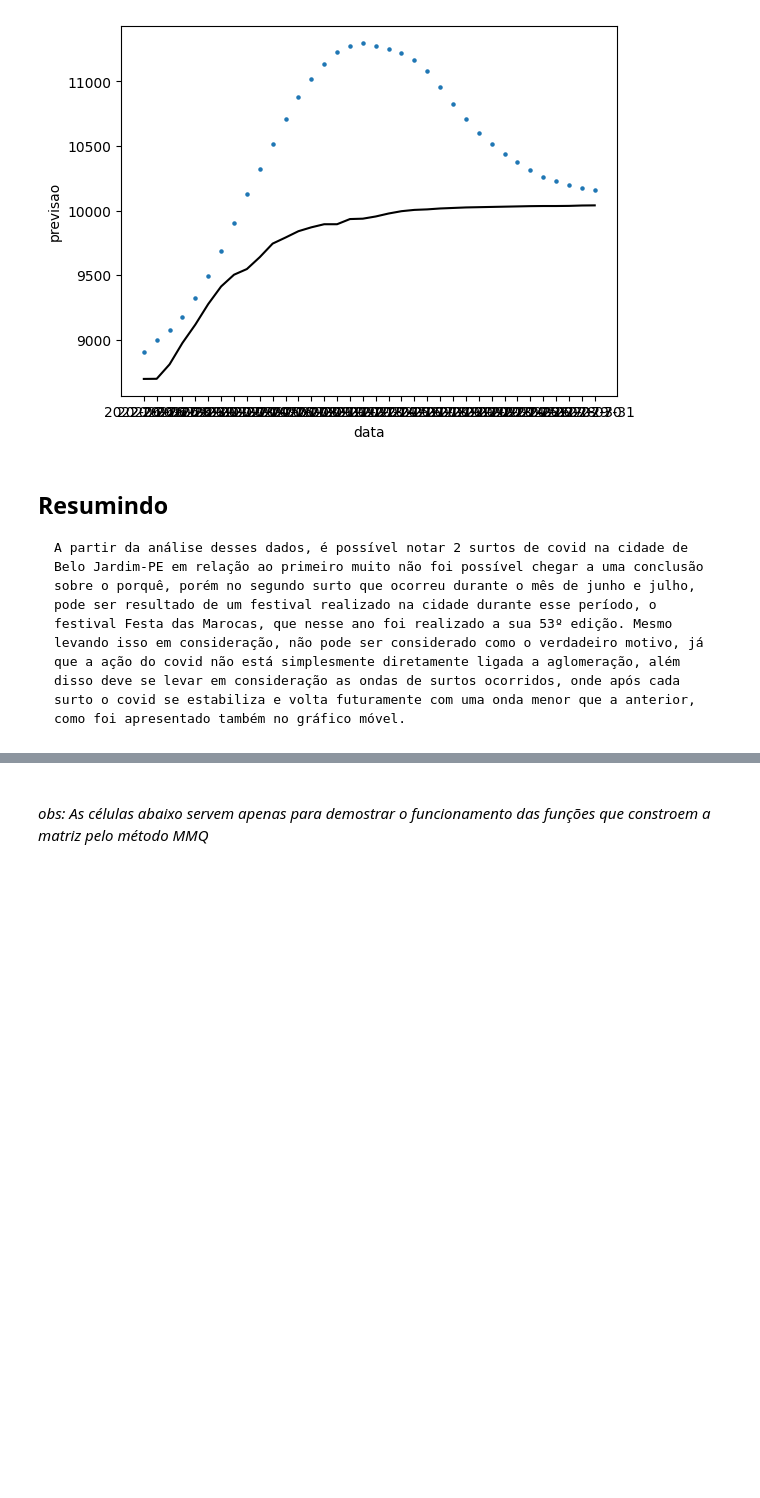
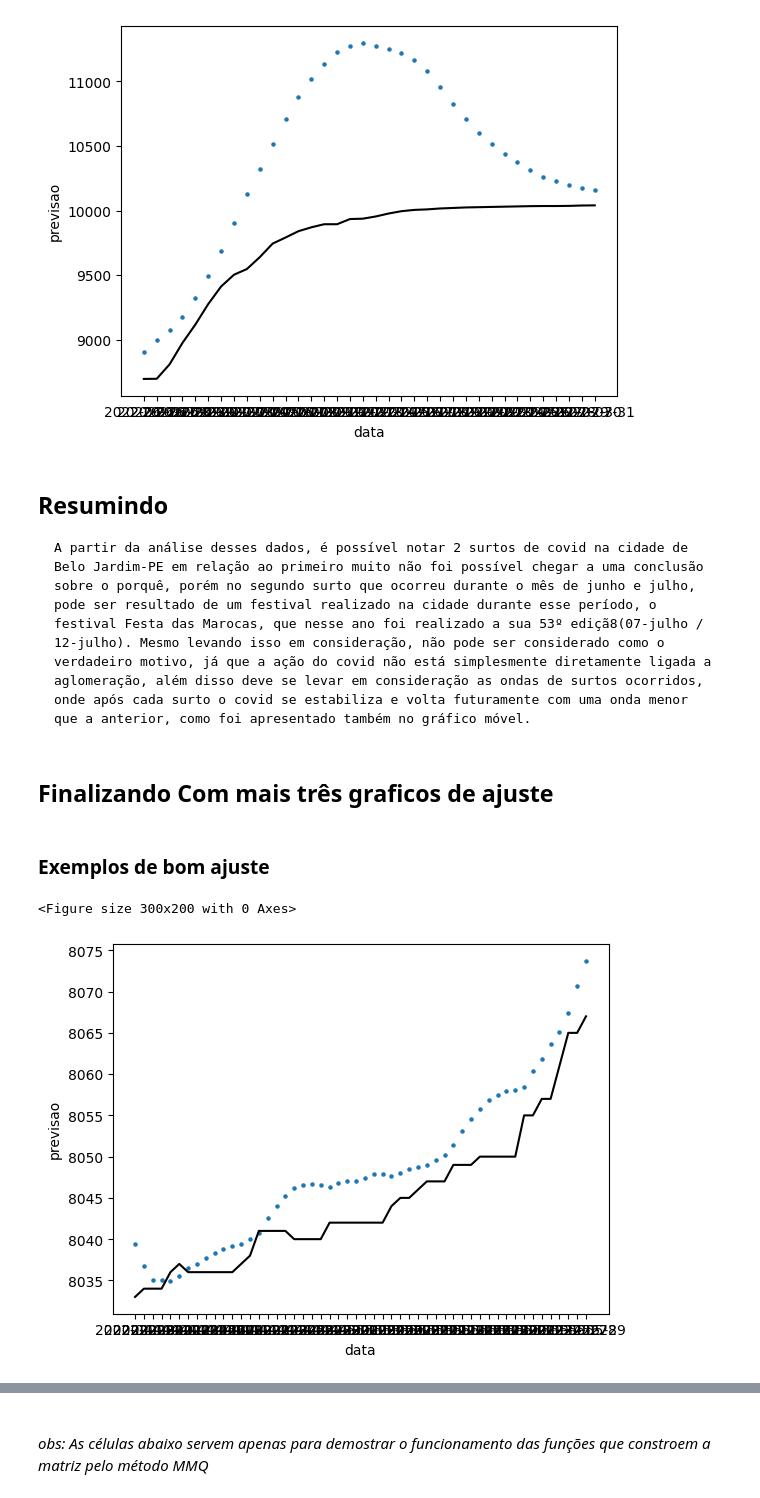
Before and after one commit to bruno9800/covidData, a Jupyter notebook: date_analise.ipynb, the cells around one changed output, grey strips where cells are left out. Drawn from its saved outputs; the diff is of its cells as text; code cells hidden in the pictures; blank space fills up the shorter version.

```diff
--- a/date_analise.ipynb
+++ b/date_analise.ipynb
@@ -236,4 +236,18 @@ graf_acumulados = plt.plot(mask_data['casosAcumulado'], c='k')
 # %% [markdown]
   ## Resumindo
 
-    A partir da análise desses dados, é possível notar 2 surtos de covid na cidade de Belo Jardim-PE em relação ao primeiro muito não foi possível chegar a uma conclusão sobre o porquê, porém no segundo surto que ocorreu durante o mês de junho e julho, pode ser resultado de um festival realizado na cidade durante esse período, o festival Festa das Marocas, que nesse ano foi realizado a sua 53º edição. Mesmo levando isso em consideração, não pode ser considerado como o verdadeiro motivo, já que a ação do covid não está simplesmente diretamente ligada a aglomeração, além disso deve se levar em consideração as ondas de surtos ocorridos, onde após cada surto o covid se estabiliza e volta futuramente com uma onda menor que a anterior, como foi apresentado também no gráfico móvel.
+    A partir da análise desses dados, é possível notar 2 surtos de covid na cidade de Belo Jardim-PE em relação ao primeiro muito não foi possível chegar a uma conclusão sobre o porquê, porém no segundo surto que ocorreu durante o mês de junho e julho, pode ser resultado de um festival realizado na cidade durante esse período, o festival Festa das Marocas, que nesse ano foi realizado a sua 53º ediçã8(07-julho / 12-julho). Mesmo levando isso em consideração, não pode ser considerado como o verdadeiro motivo, já que a ação do covid não está simplesmente diretamente ligada a aglomeração, além disso deve se levar em consideração as ondas de surtos ocorridos, onde após cada surto o covid se estabiliza e volta futuramente com uma onda menor que a anterior, como foi apresentado também no gráfico móvel.
+# %% [markdown]
+ ## Finalizando Com mais três graficos de ajuste
+# %% [markdown]
+ ### Exemplos de bom ajuste
+# %%
+plt.figure(figsize = (3, 2))
+mask_data = tabela_MQ[tabela_MQ.index >= '2022-04-08']
+mask_data = mask_data[mask_data.index <= '2022-05-29']
+graf_previsoes = mask_data.reset_index().plot(kind='scatter', marker='.', x='data', y='previsao')
+#plt.scatter(tabela_MQ.index, tabela_MQ['previsao'], )
+graf_acumulados = plt.plot(mask_data['casosAcumulado'], c='k')
+# %% [output]
+<Figure size 300x200 with 0 Axes>
+[figure, added]
```
Also changed, not shown: parts of 4 cells of this notebook.
